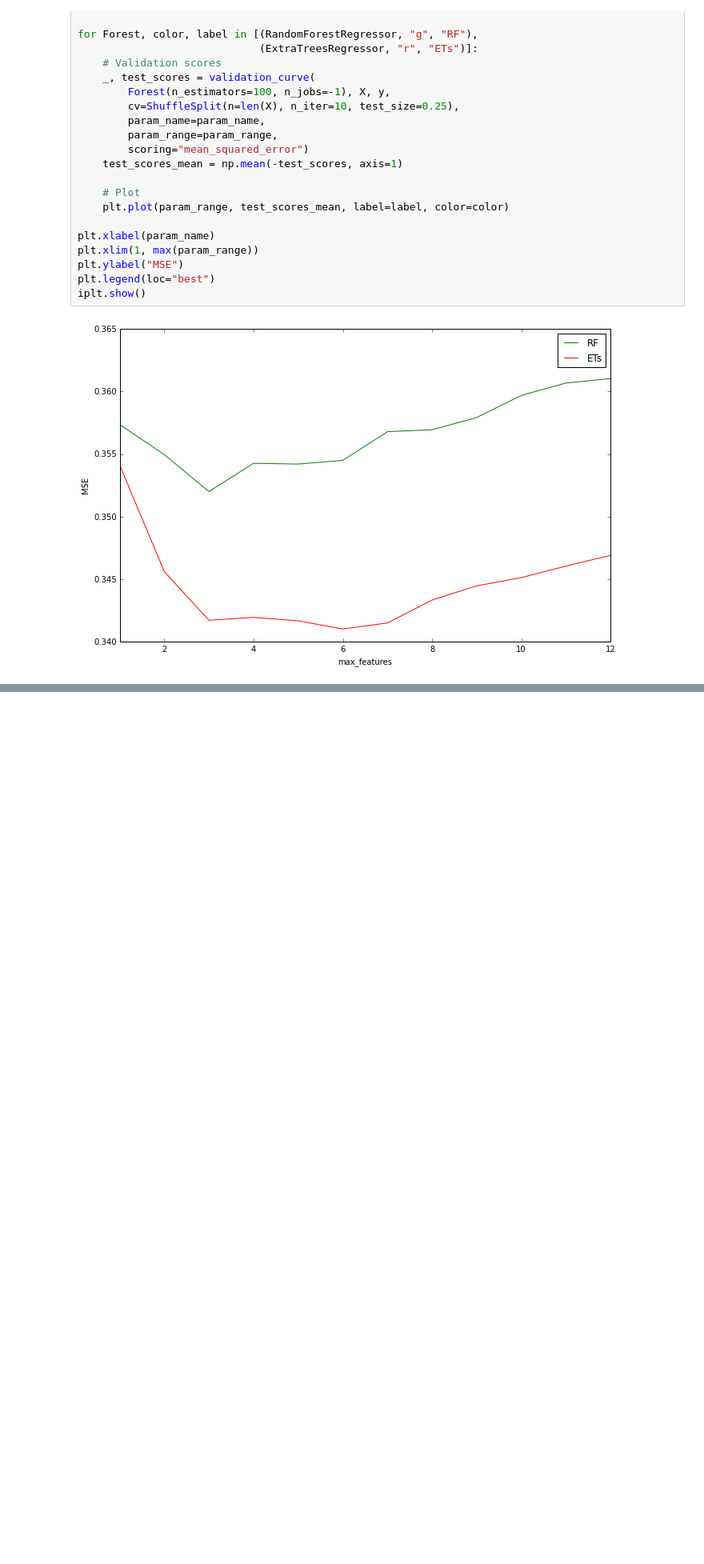
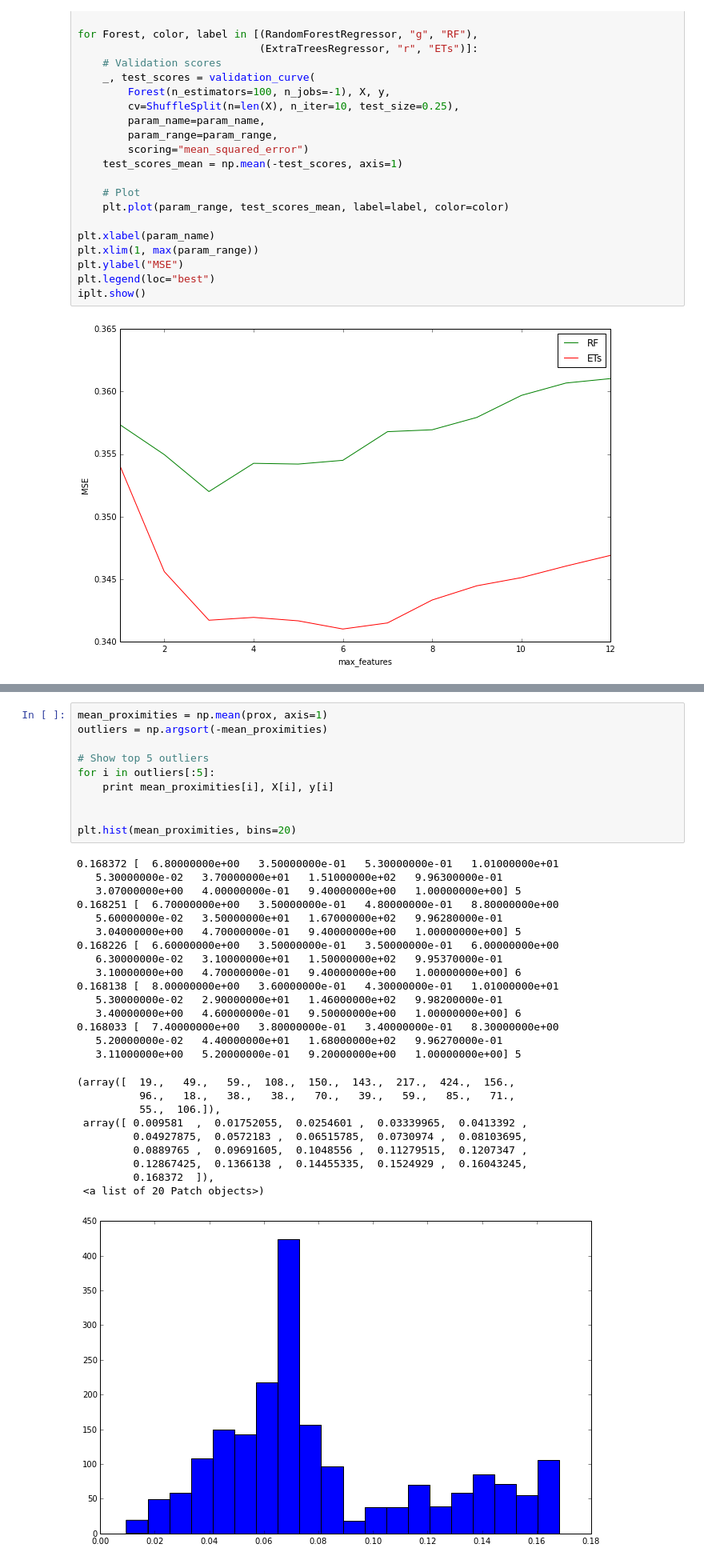
Before and after one commit to glouppe/talk-pydata2015, a Jupyter notebook: trees-pydata2015.ipynb, the cells around one changed output, grey strips where cells are left out. Shown at 80% size. Drawn from its saved outputs; the diff is of its cells as text; blank space fills up the shorter version.

```diff
--- a/trees-pydata2015.ipynb
+++ b/trees-pydata2015.ipynb
@@ -154,0 +234,36 @@ importances.plot(kind="barh")
+# %%
+mean_proximities = np.mean(prox, axis=1)
+outliers = np.argsort(-mean_proximities)
+
+# Show top 5 outliers
+for i in outliers[:5]:
+    print mean_proximities[i], X[i], y[i]
+
+
+plt.hist(mean_proximities, bins=20)
+# %% [output]
+0.168372 [  6.80000000e+00   3.50000000e-01   5.30000000e-01   1.01000000e+01
+   5.30000000e-02   3.70000000e+01   1.51000000e+02   9.96300000e-01
+   3.07000000e+00   4.00000000e-01   9.40000000e+00   1.00000000e+00] 5
+0.168251 [  6.70000000e+00   3.50000000e-01   4.80000000e-01   8.80000000e+00
+   5.60000000e-02   3.50000000e+01   1.67000000e+02   9.96280000e-01
+   3.04000000e+00   4.70000000e-01   9.40000000e+00   1.00000000e+00] 5
+0.168226 [  6.60000000e+00   3.50000000e-01   3.50000000e-01   6.00000000e+00
+   6.30000000e-02   3.10000000e+01   1.50000000e+02   9.95370000e-01
+   3.10000000e+00   4.70000000e-01   9.40000000e+00   1.00000000e+00] 6
+0.168138 [  8.00000000e+00   3.60000000e-01   4.30000000e-01   1.01000000e+01
+   5.30000000e-02   2.90000000e+01   1.46000000e+02   9.98200000e-01
+   3.40000000e+00   4.60000000e-01   9.50000000e+00   1.00000000e+00] 6
+0.168033 [  7.40000000e+00   3.80000000e-01   3.40000000e-01   8.30000000e+00
+   5.20000000e-02   4.40000000e+01   1.68000000e+02   9.96270000e-01
+   3.11000000e+00   5.20000000e-01   9.20000000e+00   1.00000000e+00] 5
+(array([  19.,   49.,   59.,  108.,  150.,  143.,  217.,  424.,  156.,
+          96.,   18.,   38.,   38.,   70.,   39.,   59.,   85.,   71.,
+          55.,  106.]),
+ array([ 0.009581  ,  0.01752055,  0.0254601 ,  0.03339965,  0.0413392 ,
+         0.04927875,  0.0572183 ,  0.06515785,  0.0730974 ,  0.08103695,
+         0.0889765 ,  0.09691605,  0.1048556 ,  0.11279515,  0.1207347 ,
+         0.12867425,  0.1366138 ,  0.14455335,  0.1524929 ,  0.16043245,
+         0.168372  ]),
+ <a list of 20 Patch objects>)
+[figure, added]
```
Also changed, not shown: parts of 7 cells of this notebook, 5 other files.
